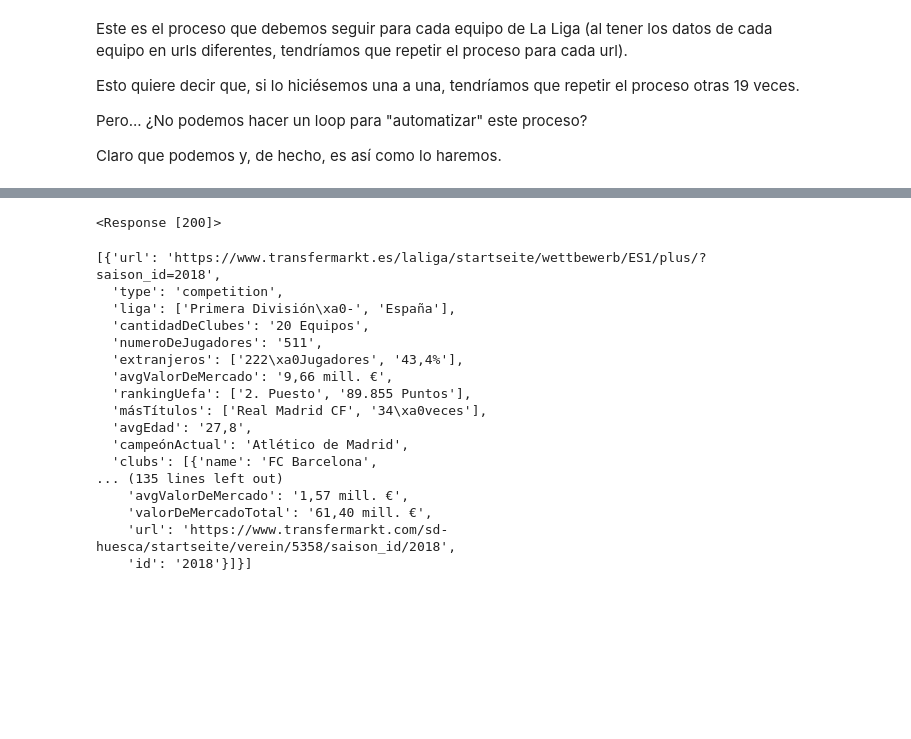
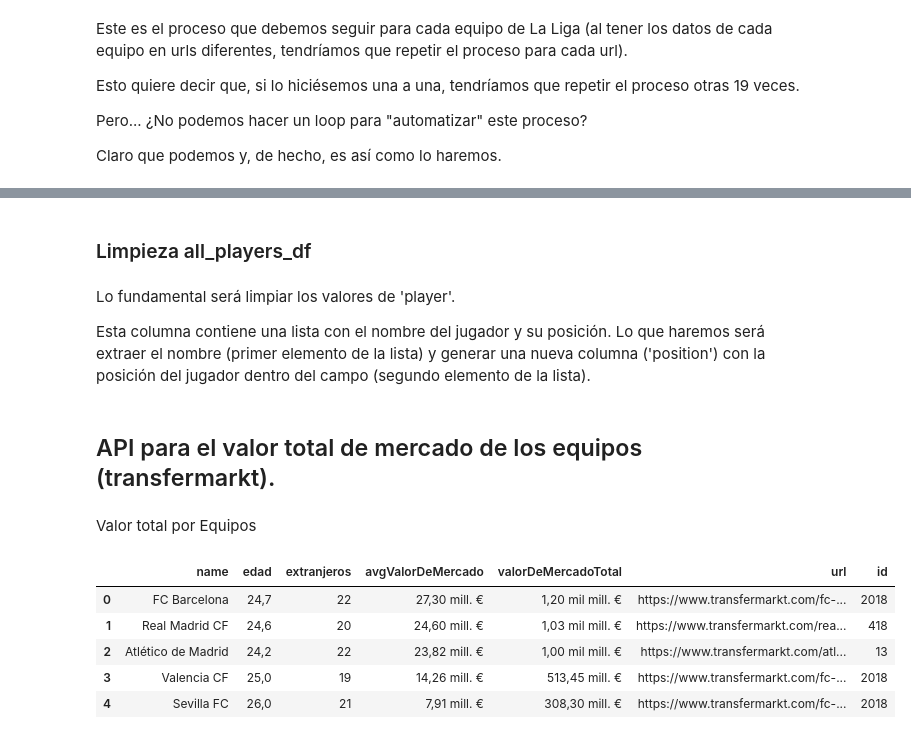
Before and after one commit to mariozapatero/ETL-Project, a Jupyter notebook: market_values.ipynb, the cells around one changed output, grey strips where cells are left out. Cells and saved outputs as stored; diff of their text form; code cells hidden in the pictures; blank space fills up the shorter version.

Commit message:
market_values actualizado

```diff
--- a/market_values.ipynb
+++ b/market_values.ipynb
@@ -195,0 +154,6 @@ df
+# %%
+all_players_def = []  # Aplanamos lista para tener una lista de diccionarios y generar un DataFrame sin problemas.
+
+for lista in all_players:
+    for e in lista:
+        all_players_def.append(e)
@@ -196,28 +175,19 @@ df
+# %% [markdown]
+### Limpieza all_players_df
+# %% [markdown]
+Lo fundamental será limpiar los valores de 'player'.
+
+Esta columna contiene una lista con el nombre del jugador y su posición. Lo que haremos será extraer el nombre (primer elemento de la lista) y generar una nueva columna ('position') con la posición del jugador dentro del campo (segundo elemento de la lista).
+# %% [markdown]
+## API para el valor total de mercado de los equipos (transfermarkt).
+# %% [markdown]
+   Valor total por Equipos
 # %%
 url = 'https://api.apify.com/v2/datasets/gZ9UsjGqqe8NRajlv/items?clean=true&format=json'
 # %%
-extra_teams =req.get(url)
+teams_values = req.get(url)
-# %%
-extra_teams
-# %% [output]
-<Response [200]>
 # %%
-extra_teams.json()
+teams_values_def = []  # Accedemos a la información de clubs (key 'clubs' dentro del json).
+
+for e in teams_values.json():
+    teams_values_def.append(e['clubs'])
-# %% [output]
-[{'url': 'https://www.transfermarkt.es/laliga/startseite/wettbewerb/ES1/plus/?saison_id=2018',
-  'type': 'competition',
-  'liga': ['Primera División\xa0-', 'España'],
-  'cantidadDeClubes': '20 Equipos',
-  'numeroDeJugadores': '511',
-  'extranjeros': ['222\xa0Jugadores', '43,4%'],
-  'avgValorDeMercado': '9,66 mill. €',
-  'rankingUefa': ['2. Puesto', '89.855 Puntos'],
-  'másTítulos': ['Real Madrid CF', '34\xa0veces'],
-  'avgEdad': '27,8',
-  'campeónActual': 'Atlético de Madrid',
-  'clubs': [{'name': 'FC Barcelona',
-... (135 lines left out)
-    'avgValorDeMercado': '1,57 mill. €',
-    'valorDeMercadoTotal': '61,40 mill. €',
-    'url': 'https://www.transfermarkt.com/sd-huesca/startseite/verein/5358/saison_id/2018',
-    'id': '2018'}]}]
@@ -233,0 +194,17 @@ all_urls = ['https://api.apify.com/v2/datasets/wAt2WvPDhZ51fRFq3/items?clean=tru
+# %%
+teams_values_def2 = []
+
+for lista in teams_values_def: # Aplanamos lista para genererar DataFrame.
+    for e in lista:
+        teams_values_def2.append(e)
+# %%
+teams_values_df = pd.DataFrame(teams_values_def2)
+
+teams_values_df.head()
+# %% [output]
+|  | name | edad | extranjeros | avgValorDeMercado | valorDeMercadoTotal | url | id |
+| 0 | FC Barcelona | 24,7 | 22 | 27,30 mill. € | 1,20 mil mill. € | https://www.transfermarkt.com/fc-... | 2018 |
+| 1 | Real Madrid CF | 24,6 | 20 | 24,60 mill. € | 1,03 mil mill. € | https://www.transfermarkt.com/rea... | 418 |
+| 2 | Atlético de Madrid | 24,2 | 22 | 23,82 mill. € | 1,00 mil mill. € | https://www.transfermarkt.com/atl... | 13 |
+| 3 | Valencia CF | 25,0 | 19 | 14,26 mill. € | 513,45 mill. € | https://www.transfermarkt.com/fc-... | 2018 |
+| 4 | Sevilla FC | 26,0 | 21 | 7,91 mill. € | 308,30 mill. € | https://www.transfermarkt.com/fc-... | 2018 |
```
Also changed, not shown: parts of 12 cells of this notebook.
